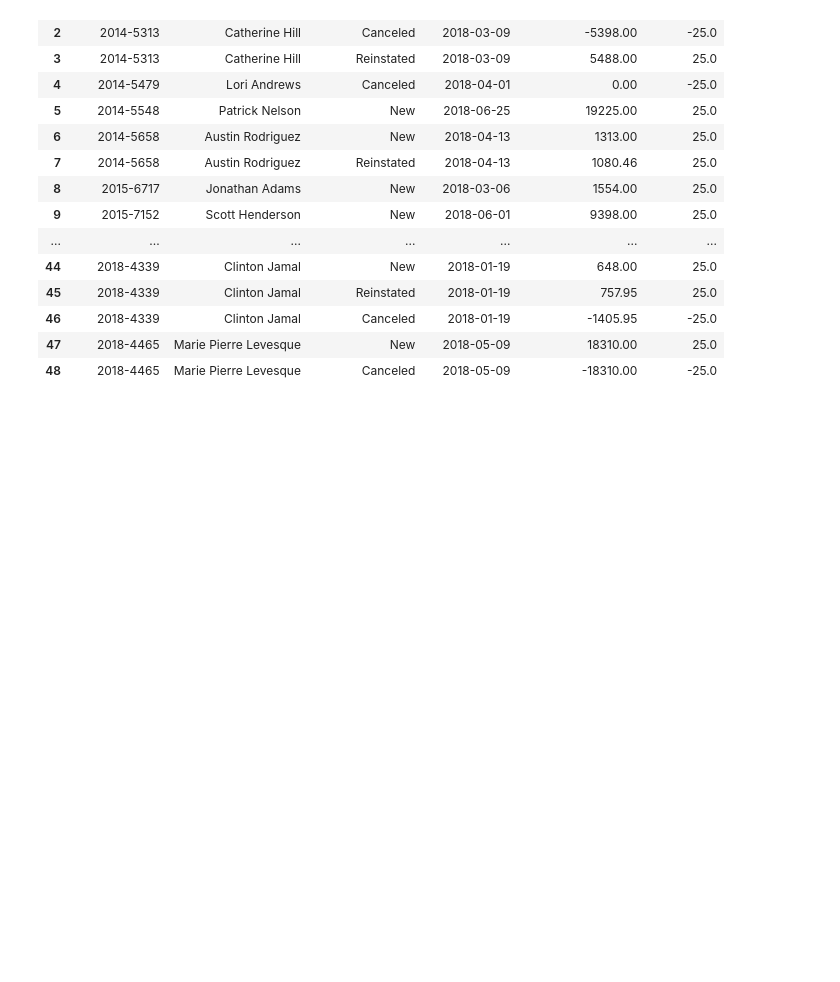
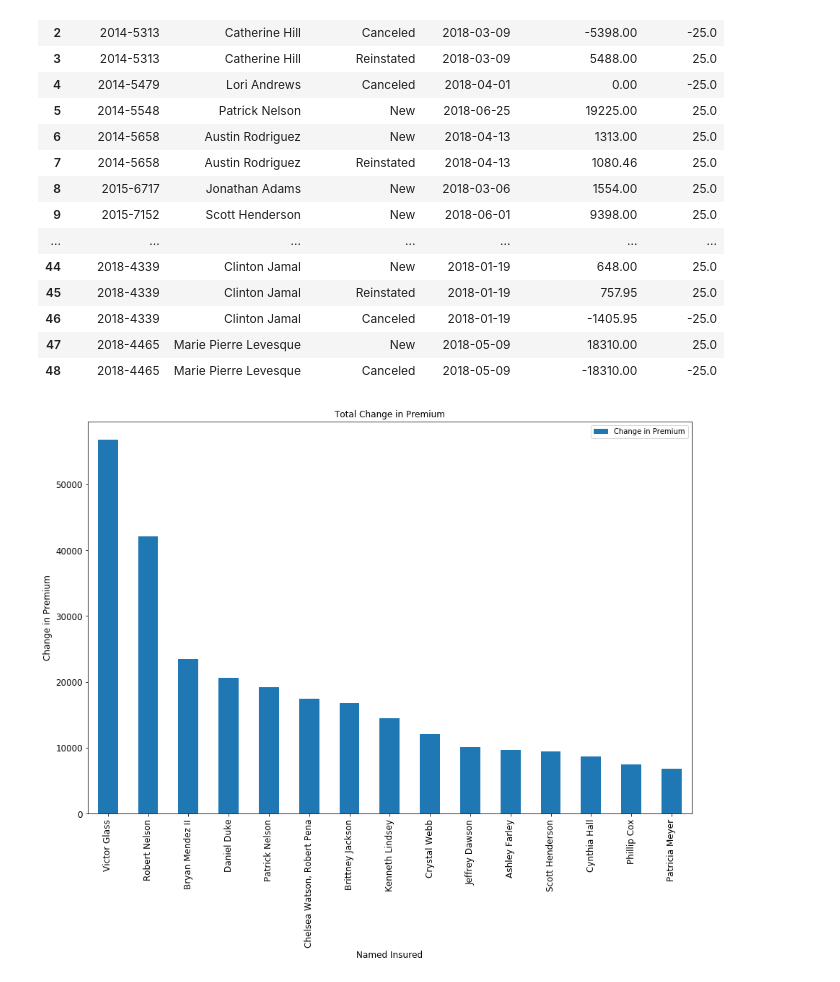
Before and after one commit to bliu11/ReportingBAProject-master, a Jupyter notebook: ReportingBAProject-master/Policy Report.ipynb, the cells around one changed output. Cells and saved outputs as stored; diff of their text form; code cells hidden in the pictures; blank space fills up the shorter version.

```diff
--- a/ReportingBAProject-master/Policy Report.ipynb
+++ b/ReportingBAProject-master/Policy Report.ipynb
@@ -168,3 +168,14 @@ for cell in ws['F']:
     cell.number_format = '#,##0;(#,##0);-'
 
 wb.save(reportpath)
+# %%
+# Creating graphs - Total Change in Premium by Insured
+
+
+CIP_Sum =df_op.groupby('Named Insured')['Change in Premium'].sum().sort_values(ascending=False)[:15].to_frame()
+ax = CIP_Sum.plot(kind='bar', title ="Total Change in Premium",figsize=(15,10),legend=True, fontsize=12)
+ax.set_xlabel("Named Insured",fontsize=12)
+ax.set_ylabel("Change in Premium",fontsize=12)
+plt.show()
+# %% [output]
+[figure, added]
```
Also changed, not shown: parts of 1 cell of this notebook.
